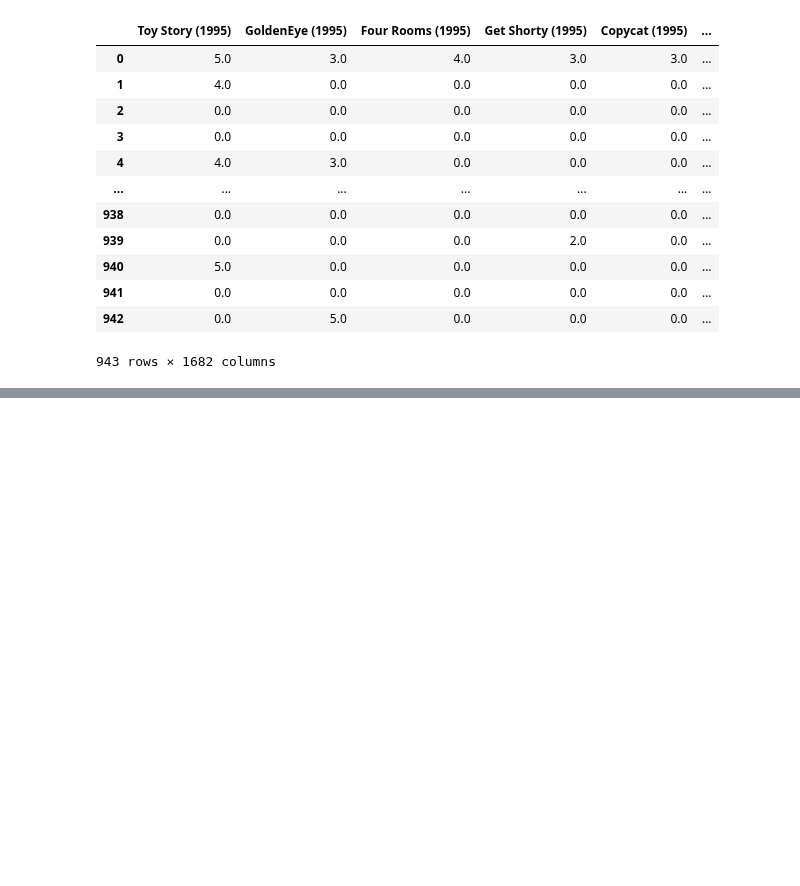
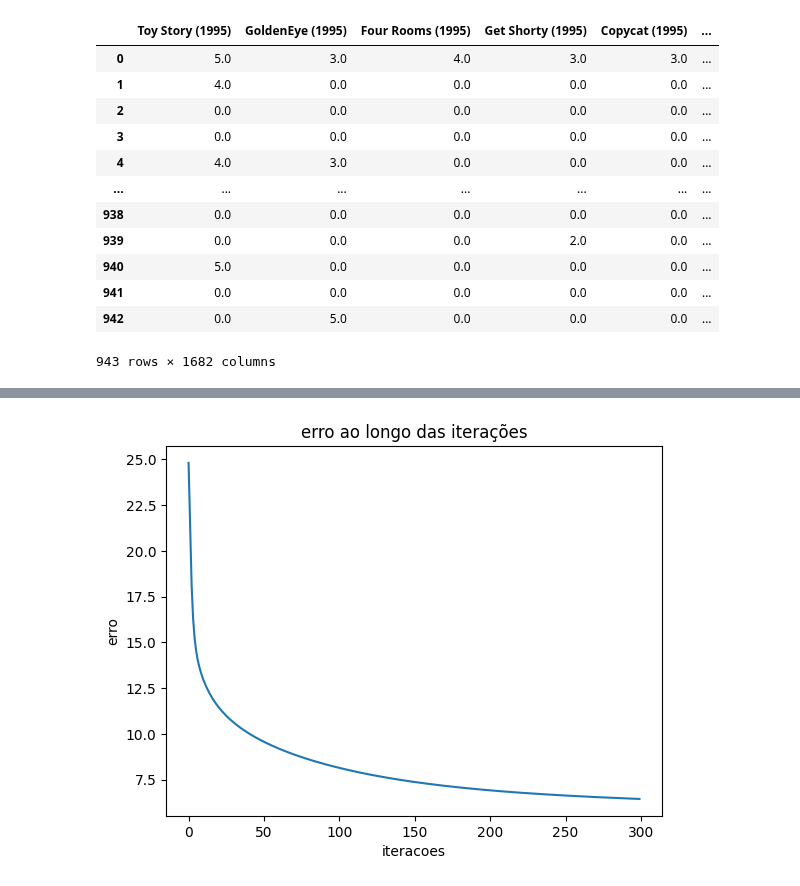
Before and after one commit to Lucasaraga0/matrix_factorization_recommendation, a Jupyter notebook: matrix_factorization.ipynb, the cells around one changed output, grey strips where cells are left out. Cells and saved outputs as stored; diff of their text form; code cells hidden in the pictures; blank space fills up the shorter version.

```diff
--- a/matrix_factorization.ipynb
+++ b/matrix_factorization.ipynb
@@ -102,10 +120,10 @@ https://github.com/Lucasaraga0/k_means_recommendation-system/blob/main/notebooks
 
 Desse mesmo repositório utilizarei o dataset Movie_pivot_1.csv.
 # %%
-data = pd.read_csv("movies_pivot_1.csv")
-data.fillna(0,inplace= True)
-data.drop(columns= ['User Average Rating'], inplace= True)
-data
+Matriz_R = pd.read_csv("movies_pivot_1.csv")
+Matriz_R.fillna(0,inplace= True)
+Matriz_R.drop(columns= ['User Average Rating'], inplace= True)
+Matriz_R
 # %% [output]
 |  | Toy Story (1995) | GoldenEye (1995) | Four Rooms (1995) | Get Shorty (1995) | Copycat (1995) | ... |
 | 0 | 5.0 | 3.0 | 4.0 | 3.0 | 3.0 | ... |
@@ -121,6 +139,6 @@ data
 | 942 | 0.0 | 5.0 | 0.0 | 0.0 | 0.0 | ... |
 943 rows × 1682 columns
 # %%
-MatrizF = MatrixFactorization(number_caracteristics= 40, max_iter= 300, regularization= 0.01, learning_rate= 0.001, momentum= 0.9 )
-MatrizF.fit(Matriz_R= data,mostrar_erro= True)
+MatrizF = MatrixFactorization(number_caracteristics= 100, max_iter= 3000, regularization= 0.001, learning_rate= 0.5, momentum= 0.9 )
+MatrizF.fit(Matriz_R= Matriz_R,mostrar_erro= True)
 # %% [output]
@@ -156,0 +175,11 @@ array([[5.        , 3.05921968, 4.01250652, ..., 1.5962633 , 3.12601474,
+# %%
+erros = MatrizF.erros_iteracoes
+import matplotlib.pyplot as plt
+
+plt.plot(erros)
+plt.xlabel("iteracoes")
+plt.ylabel("erro")
+plt.title("erro ao longo das iterações")
+plt.show()
+# %% [output]
+[figure, added]
```
Also changed, not shown: parts of 7 cells of this notebook, 3 other files.
